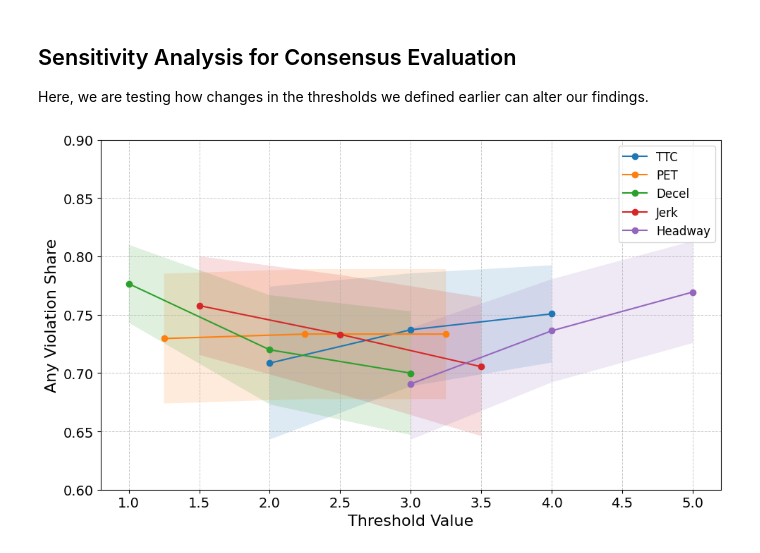
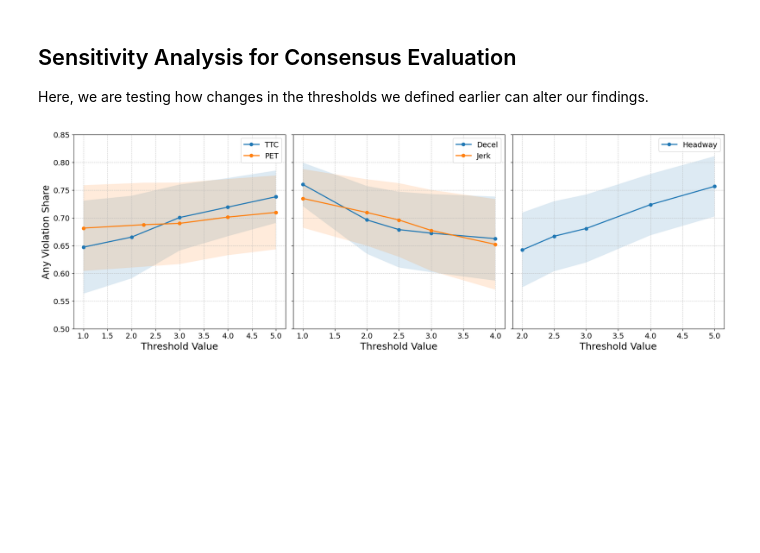
Before and after one commit to wissamkontar/Consensus-AV-Analysis, a Jupyter notebook: TGSIM_Consensus.ipynb, the cells around one changed output. Saved outputs shown, nothing was run; the diff lists cells and outputs as text; code cells hidden in the pictures; blank space fills up the shorter version.

```diff
--- a/TGSIM_Consensus.ipynb
+++ b/TGSIM_Consensus.ipynb
@@ -12,9 +12,9 @@ import json
 
 # Load source data
 tgsim = pd.read_csv("Transformed_TGSIM_Foggy_Bottom.csv")
-with open("AV_Interaction_Log.json", "r") as f:
+with open("AV_Interaction_Log_FB.json", "r") as f:
     interaction_log = pd.DataFrame(json.load(f))
-with open("AV_Detection_Details.json", "r") as f:
+with open("AV_Detection_Details_FB.json", "r") as f:
     detection_details = pd.DataFrame(json.load(f))
 
 # Merge AV motion info
@@ -63,7 +63,7 @@ import json
 
 # Load data
 tgsim = pd.read_csv("Transformed_TGSIM_Foggy_Bottom.csv")
-with open("AV_Interaction_Log.json", "r") as f:
+with open("AV_Interaction_Log_FB.json", "r") as f:
     interaction_log = pd.DataFrame(json.load(f))
 
 # VRUs & AVs
@@ -813,11 +813,11 @@ import pandas as pd, itertools, numpy as np
 merged = pd.read_csv("Merged_AV_Consensus_FB_I395.csv")
 
 # Defining threshold grids
-TTC_vals = [2.0, 3.0, 4.0]
-PET_vals = [1.25, 2.25, 3.25]
-DECEL_vals = [1.0, 2.0, 3.0]
-JERK_vals = [1.5, 2.5, 3.5]
-HEADWAY_vals = [3.0, 4.0, 5.0]
+TTC_vals = [1.0, 2.0, 3.0, 4.0, 5.0]
+PET_vals = [1.0, 2.25, 3.0, 4.0, 5.0]
+DECEL_vals = [1.0, 2.0, 2.5, 3.0, 4.0]
+JERK_vals = [1.0, 2.0, 2.5, 3.0, 4.0]
+HEADWAY_vals = [2.0, 2.5, 3.0, 4.0, 5.0]
 
 
 def compute_flags(df, TTC, PET, DECEL, JERK, HEADWAY):
@@ -852,44 +852,56 @@ for ttc, pet, dec, jerk, hw in itertools.product(TTC_vals, PET_vals, DECEL_vals,
 df = pd.DataFrame(records)
 df.to_csv("Sensitivity_Results.csv", index=False)
 # %%
-# Plotting means
-
 import pandas as pd
 import matplotlib.pyplot as plt
+import matplotlib.ticker as mticker
 
 # Loading data
 df = pd.read_csv("Sensitivity_Results.csv")
 
-# Plot each metric with shaded variance region
-plt.figure(figsize=(10, 6))
+# Define metric groupings
+groups = [
+    ["TTC", "PET"],
+    ["Decel", "Jerk"],
+    ["Headway"]
+]
 
-for metric in ["TTC", "PET", "Decel", "Jerk", "Headway"]:
-    grouped = df.groupby(metric)["any_violation_share"]
-    means = grouped.mean()
-    stds = grouped.std()
+# Set up the figure with 3 subplots side-by-side (1 row, 3 columns)
+fig, axes = plt.subplots(1, 3, figsize=(18, 6), sharey=True)
 
-    plt.plot(means.index, means.values, marker="o", label=metric)
-    plt.fill_between(means.index,
-                     means.values - stds.values,
-                     means.values + stds.values,
-                     alpha=0.15)
+for i, metrics in enumerate(groups):
+    ax = axes[i]
+    for metric in metrics:
+        # Grouping by metric threshold and calculating mean and standard deviation
+        grouped = df.groupby(metric)["any_violation_share"]
+        means = grouped.mean()
+        stds = grouped.std().fillna(0) # handle missing variance for single points
 
-# One decimal place for x-axis tick labels
-plt.gca().xaxis.set_major_formatter(plt.FormatStrFormatter('%.1f'))
+        # Plotting the mean line and shaded variance region
+        ax.plot(means.index, means.values, marker="o", label=metric, linewidth=2)
+        ax.fill_between(means.index,
+                         means.values - stds.values,
+                         means.values + stds.values,
+                         alpha=0.15)
 
-# Labels and formatting
-plt.xlabel("Threshold Value", fontsize=16)
-plt.ylabel("Any Violation Share", fontsize=16)
-plt.ylim(0.6, 0.9)
-plt.legend(fontsize=12, loc='upper right')
-plt.grid(True, which='both', linestyle='--', linewidth=0.7, alpha=0.7)
+    # Increase font sizes for labels and ticks
+    ax.set_xlabel("Threshold Value", fontsize=18)
+    if i == 0:
+        ax.set_ylabel("Any Violation Share", fontsize=18)
 
-# Save as PNG (high resolution)
+    ax.tick_params(axis='both', which='major', labelsize=14)
+    ax.xaxis.set_major_formatter(mticker.FormatStrFormatter('%.1f'))
+
+    # Maintain original formatting style
+    ax.set_ylim(0.5, 0.85)
+    ax.legend(fontsize=14, loc='upper right')
+    ax.grid(True, which='both', linestyle='--', linewidth=0.7, alpha=0.7)
+
+# Final adjustment and save
 plt.tight_layout()
-plt.savefig("Sensitivity_Violation_Share.png", dpi=300)
-plt.show()
+plt.savefig("Sensitivity_Analysis_Stacked.png", dpi=300)
 # %% [output]
-[figure, old version]
+[figure, new version]
 # %%
 # Calculating variances for % of any violations across threshold levels
 
```
Also changed, not shown: parts of 4 cells of this notebook, 1 other file.
